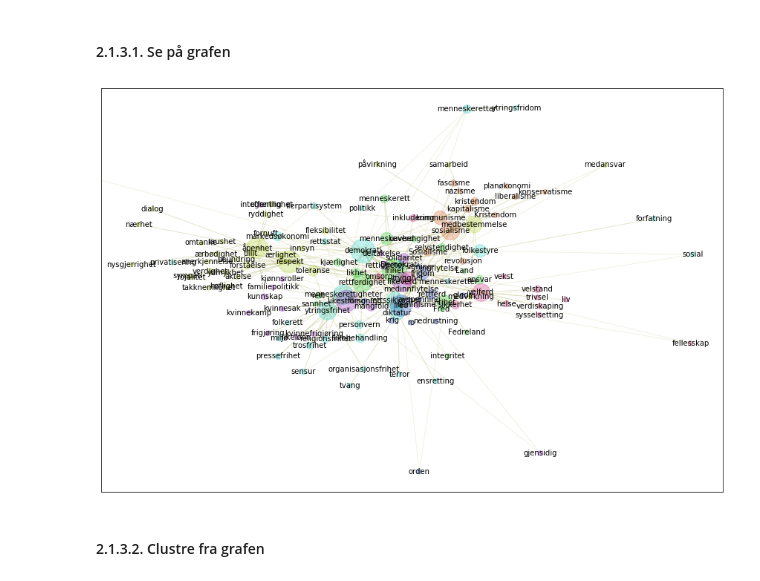
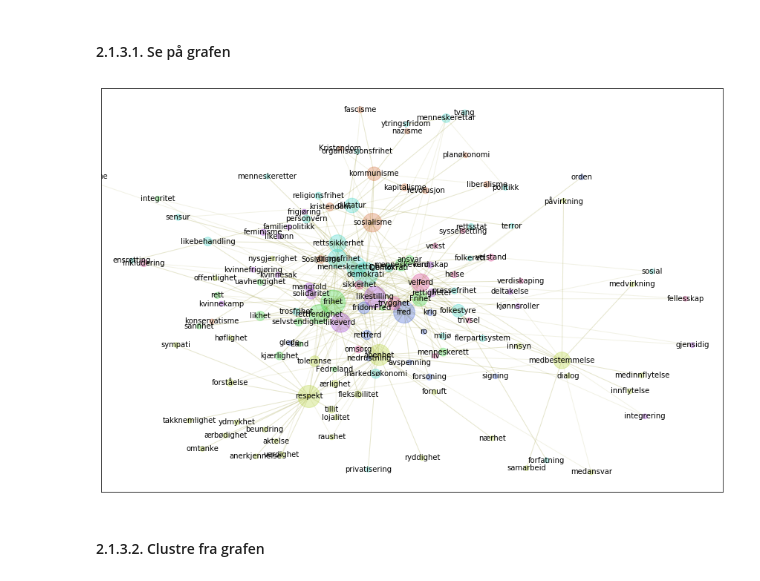
Before and after one commit to NationalLibraryOfNorway/digital_tekstanalyse, a Jupyter notebook: 4 a_N-gram_og_galakser_åpen.ipynb, the cells around one changed output. Drawn from its saved outputs; the diff is of its cells as text; code cells hidden in the pictures.

```diff
--- a/4 a_N-gram_og_galakser_åpen.ipynb
+++ b/4 a_N-gram_og_galakser_åpen.ipynb
@@ -94,9 +94,9 @@ g_is = nb.make_graph('demokrati', lang='nob')
 # %% [markdown]
 #### 2.1.3.1. Se på grafen
 # %%
-gnl.show_graph(g_is, spread=0.8)
+gnl.show_graph(g_is, spread=1.2)
 # %% [output]
-[figure, old version]
+[figure, new version]
 # %% [markdown]
 #### 2.1.3.2. Clustre fra grafen
 # %%
```
Also changed, not shown: 1 other file.
